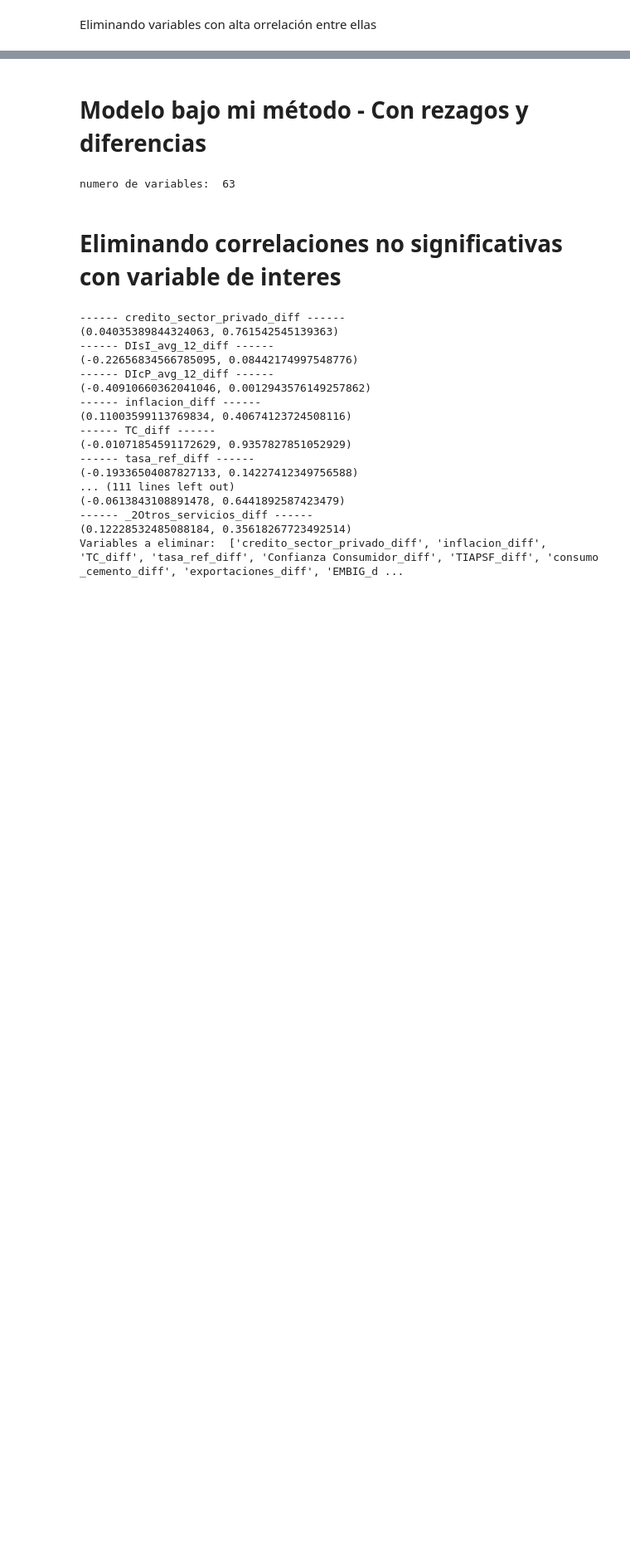
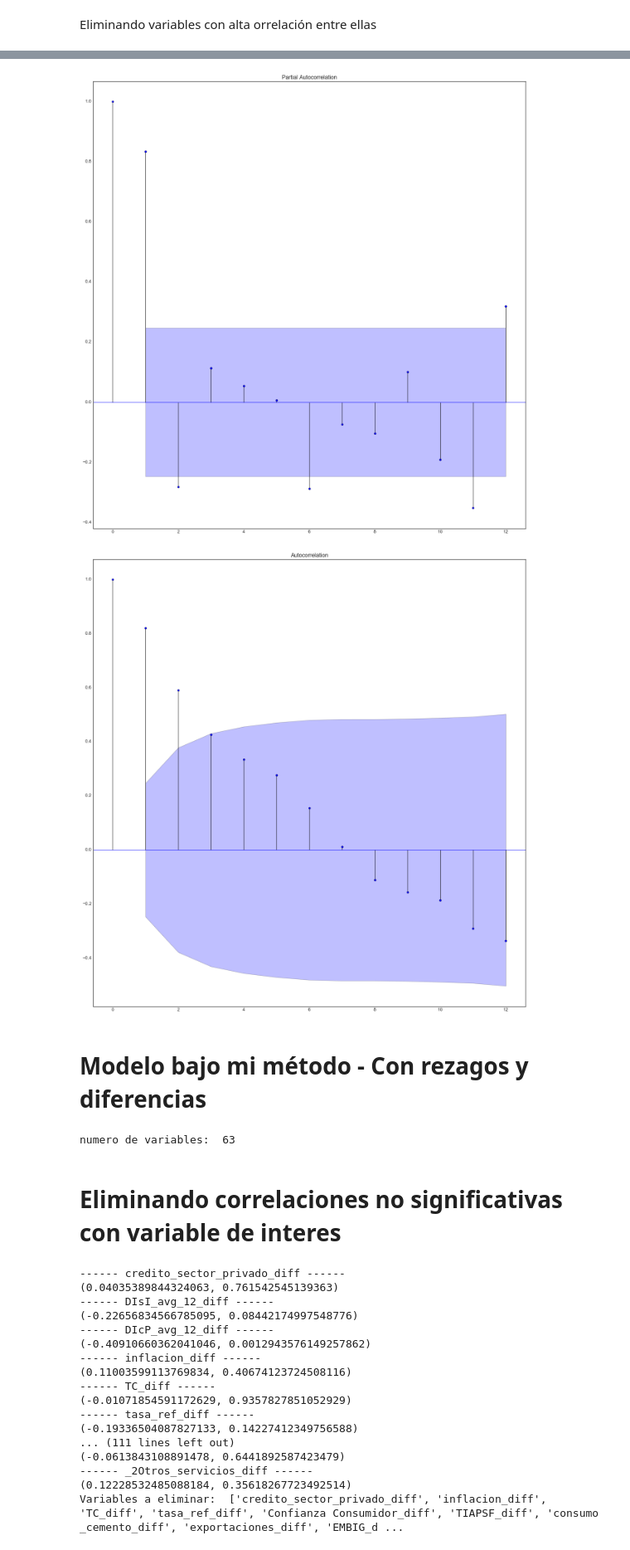
Before and after one commit to NigthDragon5000/Credit-Risk-Modeling, a Jupyter notebook: Series de Tiempo - modelo PBI.ipynb, the cells around one changed output, grey strips where cells are left out. Shown at 83% size. Drawn from its saved outputs; the diff is of its cells as text; code cells hidden in the pictures; blank space fills up the shorter version.

```diff
--- a/Series de Tiempo - modelo PBI.ipynb
+++ b/Series de Tiempo - modelo PBI.ipynb
@@ -336,3 +352,8 @@ plt.legend() # El pbi no parece significativo
+# %%
+ts.ac(res)
+# %% [output]
+[figure, added]
+[figure, added]
 # %% [markdown]
 # Modelo bajo mi método - Con rezagos y diferencias
 # %%
```
Also changed, not shown: parts of 36 cells of this notebook.
